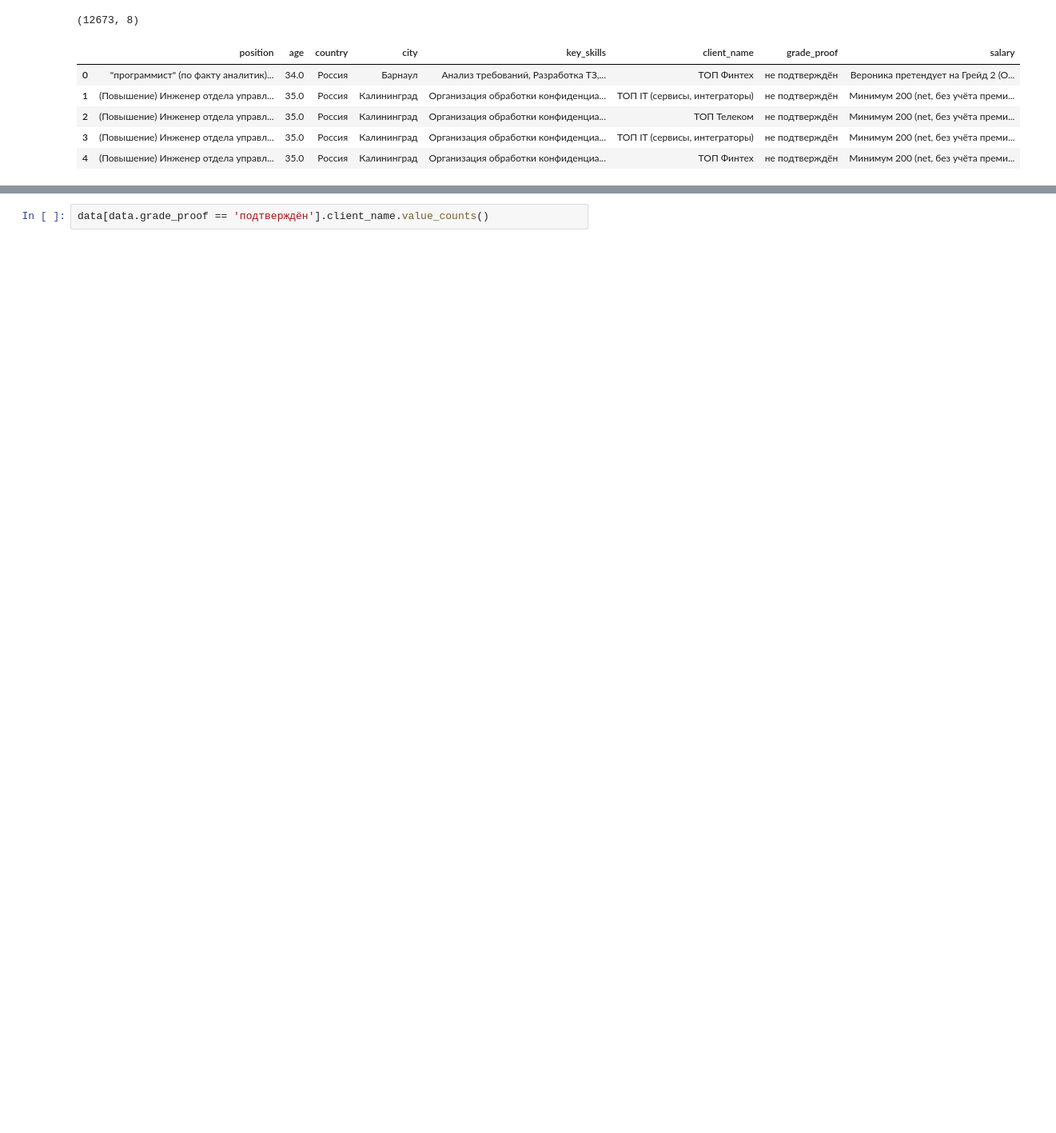
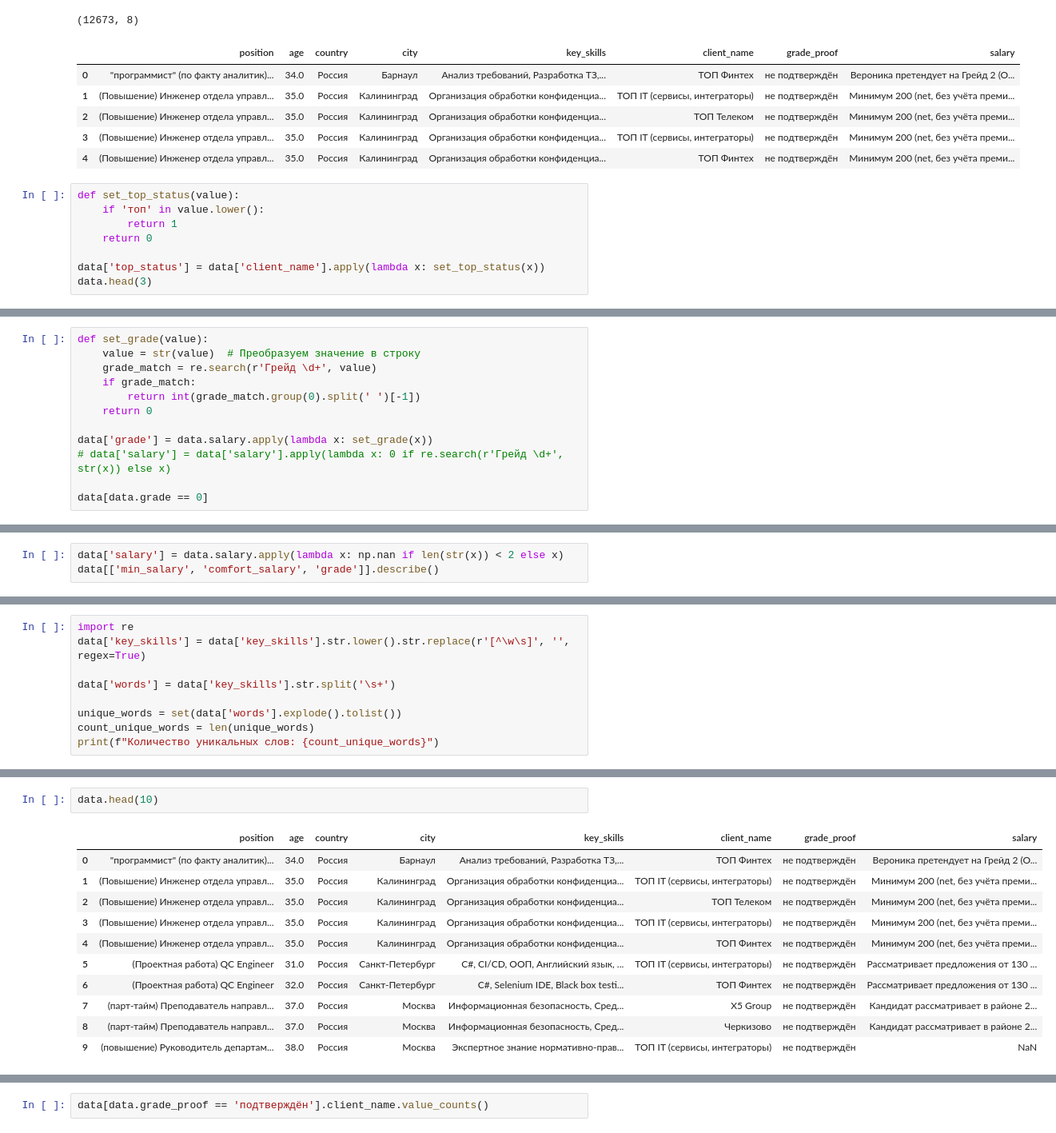
Before and after one commit to Halva773/FIC_hackaton, a Jupyter notebook: notebooks/Analisis.ipynb, the cells around one changed output, grey strips where cells are left out. Shown: that part at 80% size. Cells and saved outputs as stored; diff of their text form; blank space fills up the shorter version.

Commit message:
Добавлены фичи на основе salary

```diff
--- a/notebooks/Analisis.ipynb
+++ b/notebooks/Analisis.ipynb
@@ -13,3 +14,11 @@ data.head()
 | 2 | (Повышение) Инженер отдела управл... | 35.0 | Россия | Калининград | Организация обработки конфиденциа... | ТОП Телеком | не подтверждён | Минимум 200 (net, без учёта преми... |
 | 3 | (Повышение) Инженер отдела управл... | 35.0 | Россия | Калининград | Организация обработки конфиденциа... | ТОП IT (сервисы, интеграторы) | не подтверждён | Минимум 200 (net, без учёта преми... |
 | 4 | (Повышение) Инженер отдела управл... | 35.0 | Россия | Калининград | Организация обработки конфиденциа... | ТОП Финтех | не подтверждён | Минимум 200 (net, без учёта преми... |
+# %%
+def set_top_status(value):
+    if 'топ' in value.lower():
+        return 1
+    return 0
+
+data['top_status'] = data['client_name'].apply(lambda x: set_top_status(x))
+data.head(3)
@@ -15,0 +30,12 @@ data.head()
+# %%
+def set_grade(value):
+    value = str(value)  # Преобразуем значение в строку
+    grade_match = re.search(r'Грейд \d+', value)
+    if grade_match:
+        return int(grade_match.group(0).split(' ')[-1])
+    return 0
+
+data['grade'] = data.salary.apply(lambda x: set_grade(x))
+# data['salary'] = data['salary'].apply(lambda x: 0 if re.search(r'Грейд \d+', str(x)) else x)
+
+data[data.grade == 0]
@@ -15,0 +119,3 @@ data.head()
+# %%
+data['salary'] = data.salary.apply(lambda x: np.nan if len(str(x)) < 2 else x)
+data[['min_salary', 'comfort_salary', 'grade']].describe()
@@ -15,0 +142,9 @@ data.head()
+# %%
+import re
+data['key_skills'] = data['key_skills'].str.lower().str.replace(r'[^\w\s]', '', regex=True)
+
+data['words'] = data['key_skills'].str.split('\s+')
+
+unique_words = set(data['words'].explode().tolist())
+count_unique_words = len(unique_words)
+print(f"Количество уникальных слов: {count_unique_words}")
@@ -15,0 +173,14 @@ data.head()
+# %%
+data.head(10)
+# %% [output]
+|  | position | age | country | city | key_skills | client_name | grade_proof | salary |
+| 0 | "программист" (по факту аналитик)... | 34.0 | Россия | Барнаул | Анализ требований, Разработка ТЗ,... | ТОП Финтех | не подтверждён | Вероника претендует на Грейд 2 (О... |
+| 1 | (Повышение) Инженер отдела управл... | 35.0 | Россия | Калининград | Организация обработки конфиденциа... | ТОП IT (сервисы, интеграторы) | не подтверждён | Минимум 200 (net, без учёта преми... |
+| 2 | (Повышение) Инженер отдела управл... | 35.0 | Россия | Калининград | Организация обработки конфиденциа... | ТОП Телеком | не подтверждён | Минимум 200 (net, без учёта преми... |
+| 3 | (Повышение) Инженер отдела управл... | 35.0 | Россия | Калининград | Организация обработки конфиденциа... | ТОП IT (сервисы, интеграторы) | не подтверждён | Минимум 200 (net, без учёта преми... |
+| 4 | (Повышение) Инженер отдела управл... | 35.0 | Россия | Калининград | Организация обработки конфиденциа... | ТОП Финтех | не подтверждён | Минимум 200 (net, без учёта преми... |
+| 5 | (Проектная работа) QC Engineer | 31.0 | Россия | Санкт-Петербург | C#, CI/CD, ООП, Английский язык, ... | ТОП IT (сервисы, интеграторы) | не подтверждён | Рассматривает предложения от 130 ... |
+| 6 | (Проектная работа) QC Engineer | 32.0 | Россия | Санкт-Петербург | C#, Selenium IDE, Black box testi... | ТОП Финтех | не подтверждён | Рассматривает предложения от 130 ... |
+| 7 | (парт-тайм) Преподаватель направл... | 37.0 | Россия | Москва | Информационная безопасность, Сред... | X5 Group | не подтверждён | Кандидат рассматривает в районе 2... |
+| 8 | (парт-тайм) Преподаватель направл... | 37.0 | Россия | Москва | Информационная безопасность, Сред... | Черкизово | не подтверждён | Кандидат рассматривает в районе 2... |
+| 9 | (повышение) Руководитель департам... | 38.0 | Россия | Москва | Экспертное знание нормативно-прав... | ТОП IT (сервисы, интеграторы) | не подтверждён | NaN |
```
Also changed, not shown: parts of 13 cells of this notebook, 4 other files.
